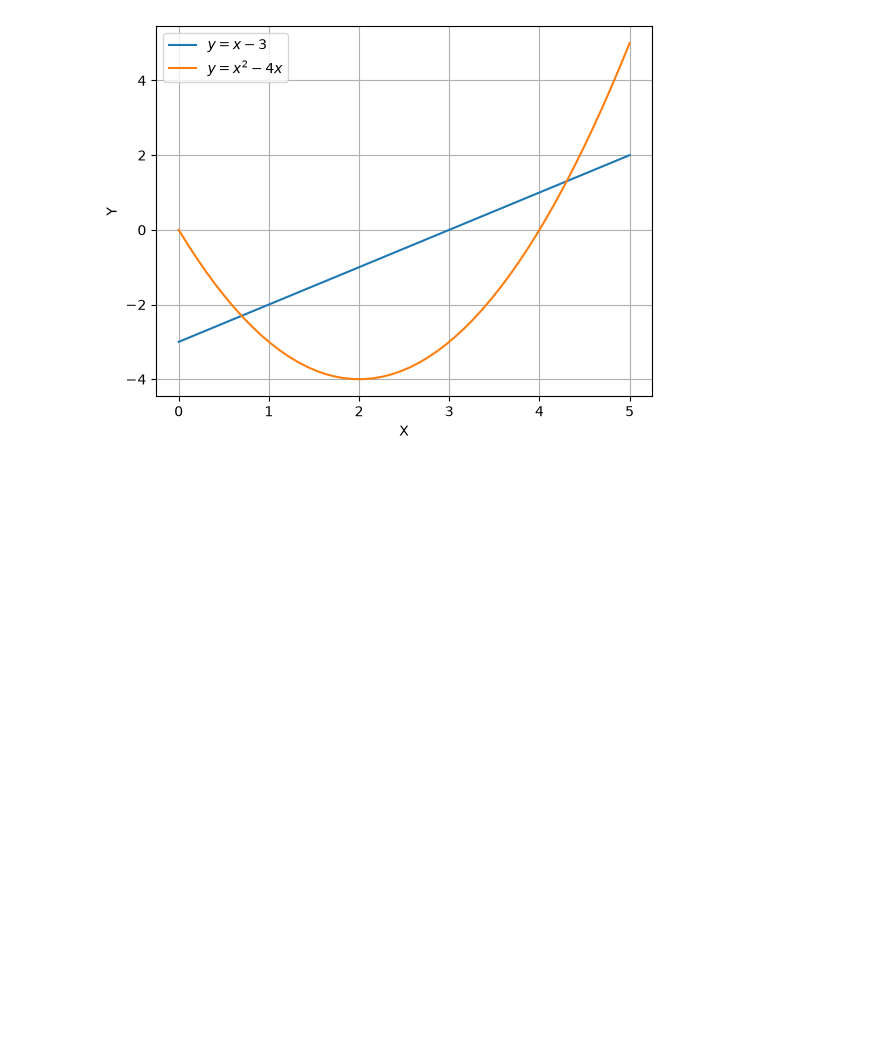
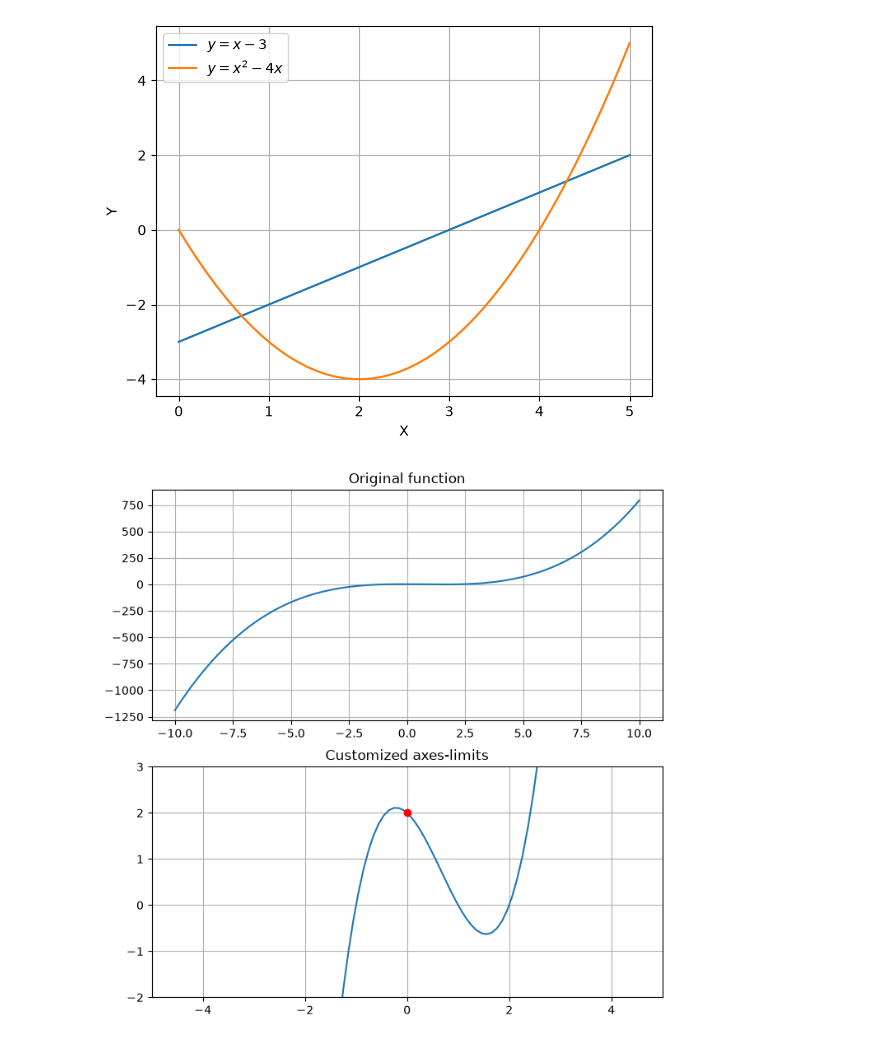
Before and after one commit to karolynegomesdamota/Software-1, a Jupyter notebook: Math:Phy Python Lab/class_examples_2.ipynb, the cells around one changed output. Drawn from its saved outputs; the diff is of its cells as text; code cells hidden in the pictures; blank space fills up the shorter version.

Commit message:
Second part class example

```diff
--- a/Math:Phy Python Lab/class_examples_2.ipynb
+++ b/Math:Phy Python Lab/class_examples_2.ipynb
@@ -80,3 +80,26 @@ plt.legend()
 plt.show()
 # %% [output]
 [figure]
+# %%
+# Pyplot approach to work directly with a figure
+
+x = np.linspace(-10, 10, 200) # Along the way we changed 100 values to 200 to make the second graph smoother
+y = x ** 3 - 2.0 * x ** 2 - 1.0 * x + 2.0
+
+plt.figure(figsize = (8, 8))
+plt.subplot(2, 1, 1) # Number of subplots / Row / Column
+plt.title("Original function")
+plt.plot(x, y)
+plt.grid(True)
+
+plt.subplot(2, 1, 2)
+plt.plot(x, y)
+plt.xlim(-5, 5) # X Limit, meaning we will zoom in this range of X
+plt.ylim(-2, 3) # Y Limit, meaning we will zoom in this range of Y
+plt.plot(0, 2, "ro") # To mark the exact point # ro = round
+plt.title("Customized axes-limits")
+plt.grid(True)
+
+plt.show()
+# %% [output]
+[figure, added]
```
